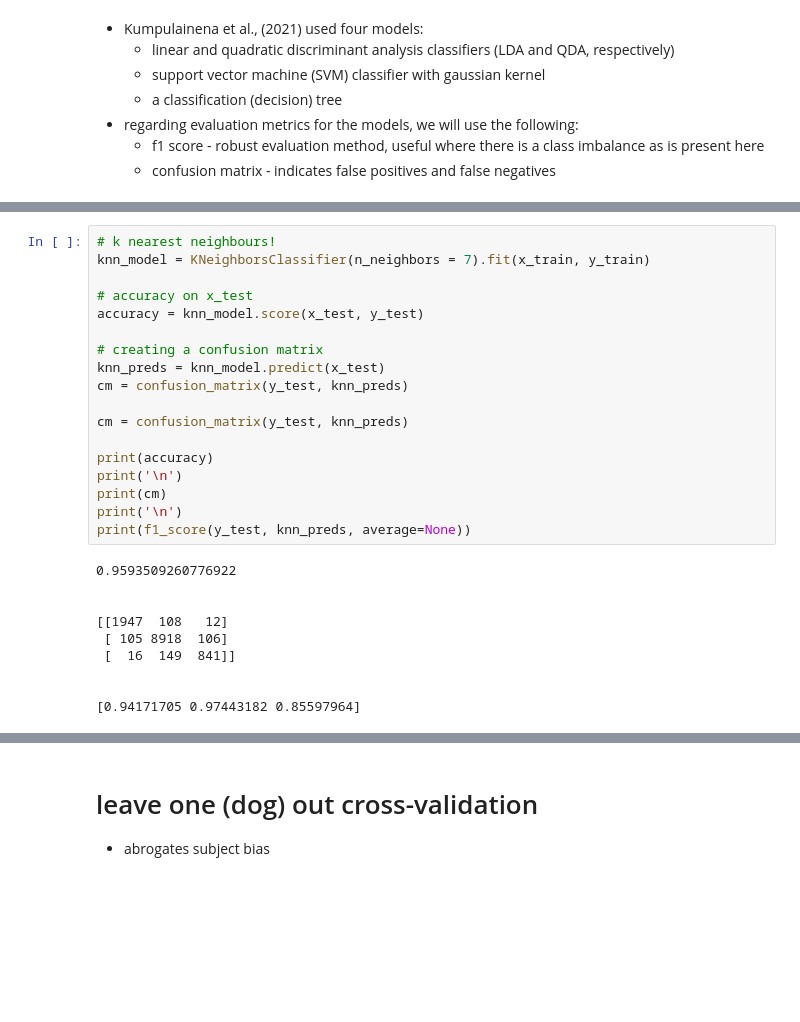
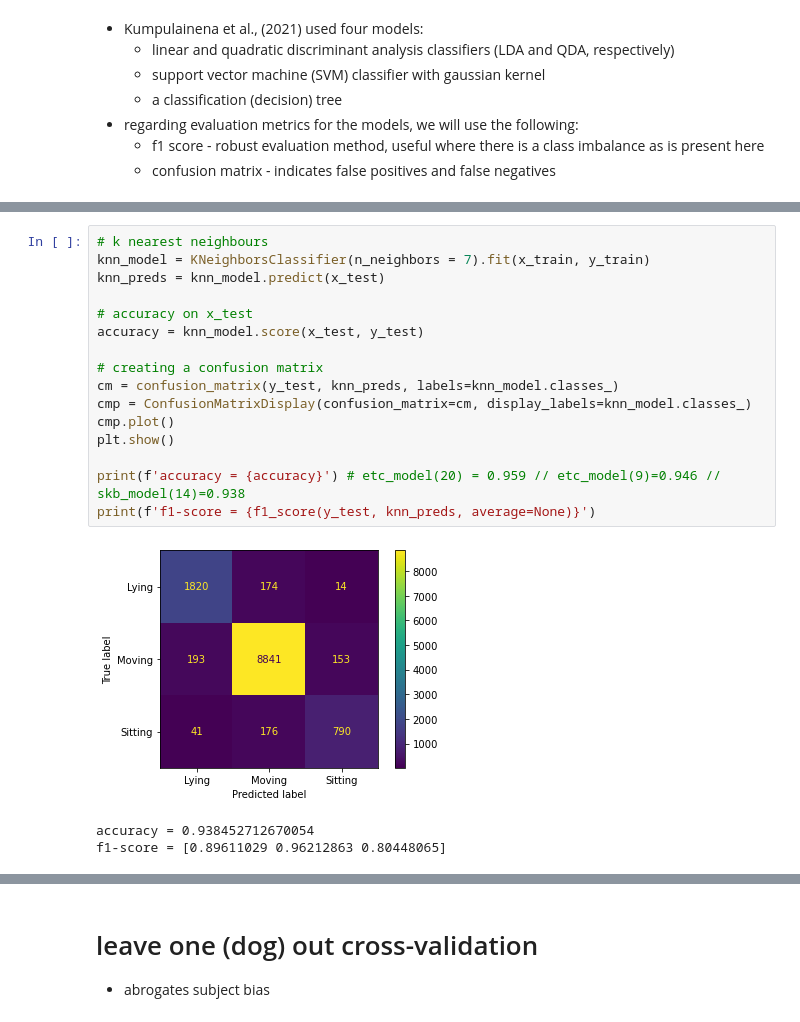
Before and after one commit to benjamingray123/IMU-behaviour-classification, a Jupyter notebook: 3.features&models.ipynb, the cells around one changed output, grey strips where cells are left out. Cells and saved outputs as stored; diff of their text form; blank space fills up the shorter version.

```diff
--- a/3.features&models.ipynb
+++ b/3.features&models.ipynb
@@ -284,31 +276,23 @@ print(f1_score(y_test, svc_preds, average=None))
 # %%
-# k nearest neighbours!
+# k nearest neighbours
 knn_model = KNeighborsClassifier(n_neighbors = 7).fit(x_train, y_train)
+knn_preds = knn_model.predict(x_test)
 
 # accuracy on x_test
 accuracy = knn_model.score(x_test, y_test)
 
 # creating a confusion matrix
-knn_preds = knn_model.predict(x_test)
-cm = confusion_matrix(y_test, knn_preds)
+cm = confusion_matrix(y_test, knn_preds, labels=knn_model.classes_)
+cmp = ConfusionMatrixDisplay(confusion_matrix=cm, display_labels=knn_model.classes_)
+cmp.plot()
+plt.show()
 
-cm = confusion_matrix(y_test, knn_preds)
-
-print(accuracy)
-print('\n')
-print(cm)
-print('\n')
-print(f1_score(y_test, knn_preds, average=None))
+print(f'accuracy = {accuracy}') # etc_model(20) = 0.959 // etc_model(9)=0.946 // skb_model(14)=0.938
+print(f'f1-score = {f1_score(y_test, knn_preds, average=None)}')
 # %% [output]
+[figure, added]
-0.9593509260776922
-
-
-[[1947  108   12]
- [ 105 8918  106]
- [  16  149  841]]
-
-
-[0.94171705 0.97443182 0.85597964]
+accuracy = 0.938452712670054
+f1-score = [0.89611029 0.96212863 0.80448065]
 # %%
 # naive bayes (gaussian)
 gnb_model = GaussianNB().fit(x_train, y_train)
```
Also changed, not shown: parts of 14 cells of this notebook, 2 other files.
